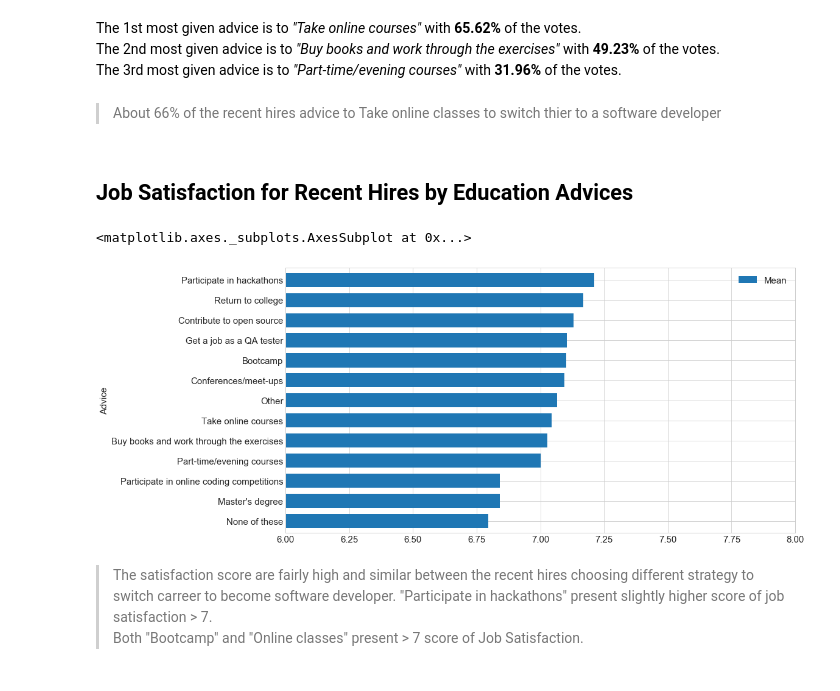
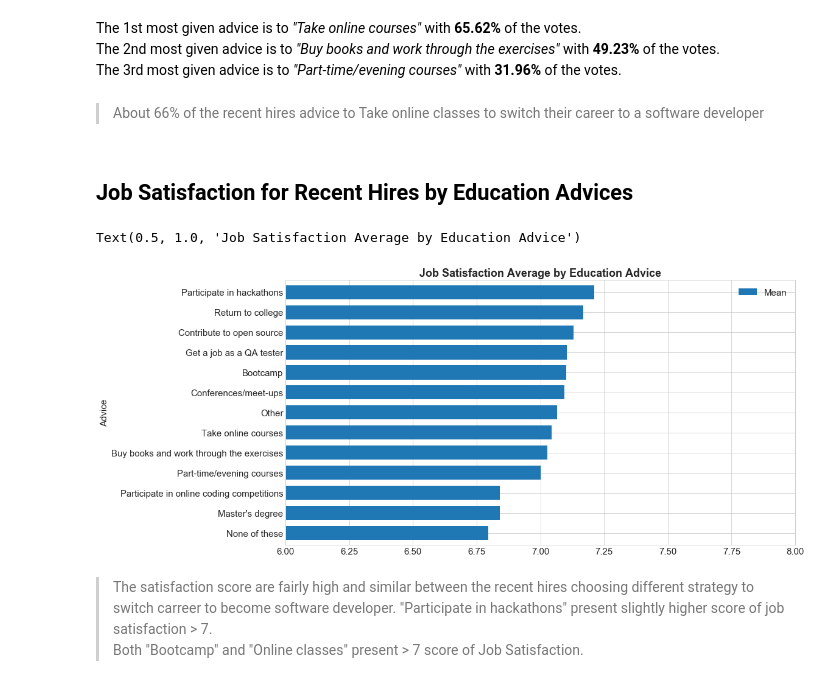
Before and after one commit to 6one2/Stack_PublicSurvey, a Jupyter notebook: code/StackPublicSurvey.ipynb, the cells around one changed output. Cells and saved outputs as stored; diff of their text form; code cells hidden in the pictures.

```diff
--- a/code/StackPublicSurvey.ipynb
+++ b/code/StackPublicSurvey.ipynb
@@ -137,26 +138,27 @@ md(txt)
 # %% [output]
 The 1st most given advice is to _"Take online courses"_ with __65.62%__ of the votes.<br/>The 2nd most given advice is to _"Buy books and work through the exercises"_ with __49.23%__ of the votes.<br/>The 3rd most given advice is to _"Part-time/evening courses"_ with __31.96%__ of the votes.<br/>
 # %% [markdown]
-> About 66% of the recent hires advice to Take online classes to switch thier to a software developer
+> About 66% of the recent hires advice to Take online classes to switch their career to a software developer
 # %% [markdown]
 ## __Job Satisfaction for Recent Hires by Education Advices__
 # %%
 d = []
 for adv, idx in dictEducAdv.items():
     n_data = df_nhires.reset_index().reindex(idx)['JobSatisfaction']
     d.append(
         {
             'Advice': adv,
             'Median': n_data.median(),
             'Mean':  n_data.mean()
         }
     )
 
 plt.rcParams['figure.figsize']=15, 8
 pd.DataFrame(d).sort_values(by='Mean').plot(kind='barh', x='Advice', y='Mean', width=0.7, xlim=(6,8))
+plt.title('Job Satisfaction Average by Education Advice', weight='bold')
 # %% [output]
-<matplotlib.axes._subplots.AxesSubplot at 0x...>
+Text(0.5, 1.0, 'Job Satisfaction Average by Education Advice')
-[figure, old version]
+[figure, new version]
 # %% [markdown]
 > The satisfaction score are fairly high and similar between the recent hires choosing different strategy to switch carreer to become software developer. "Participate in hackathons" present slightly higher score of job satisfaction > 7.
 Both "Bootcamp" and "Online classes" present > 7 score of Job Satisfaction.
```
Also changed, not shown: parts of 66 cells of this notebook, 1 other file.
